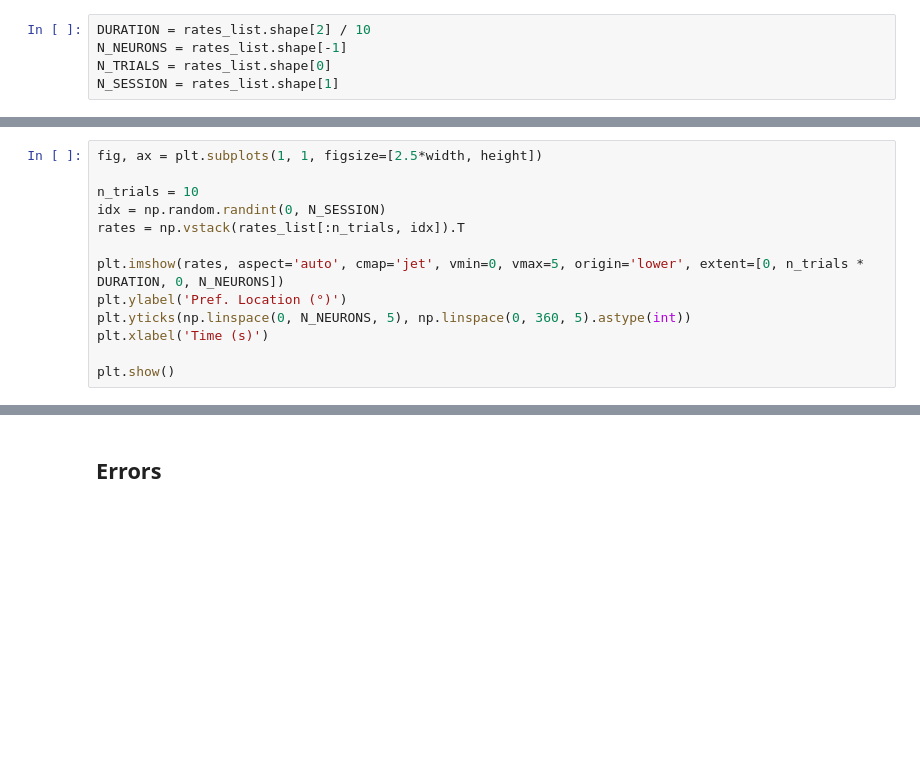
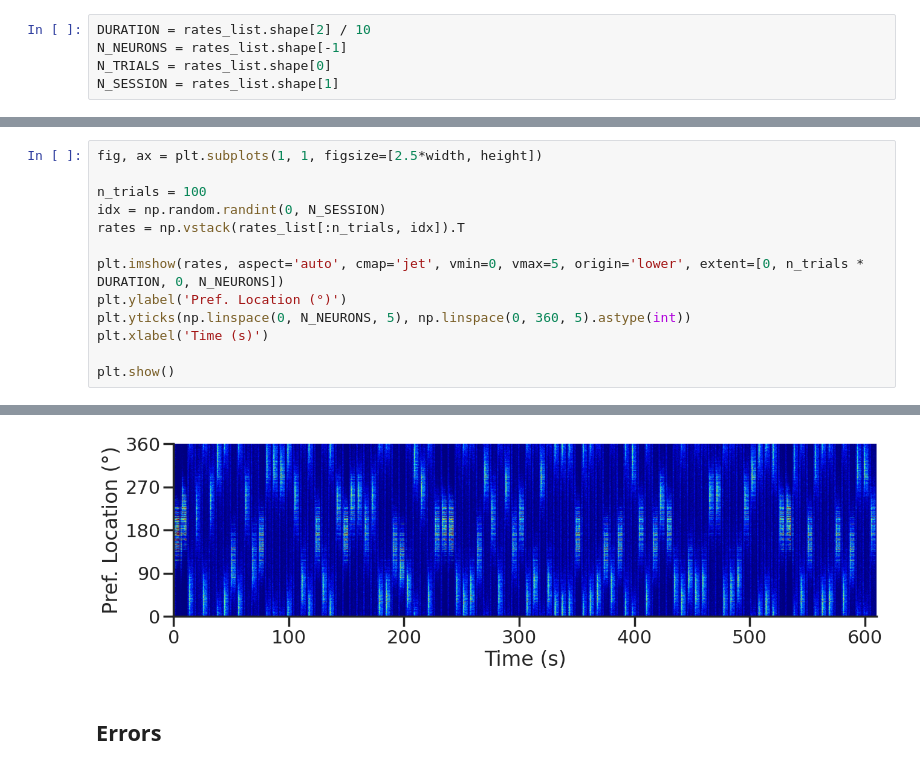
Before and after one commit to kostas-chatzi/NeuroFlame, a Jupyter notebook: notebooks/bodr/biased_odr_seq_serial_bias.ipynb, the cells around one changed output, grey strips where cells are left out. Saved outputs shown, nothing was run; the diff lists cells and outputs as text; blank space fills up the shorter version.

```diff
--- a/notebooks/bodr/biased_odr_seq_serial_bias.ipynb
+++ b/notebooks/bodr/biased_odr_seq_serial_bias.ipynb
@@ -293,7 +296,7 @@ plt.show()
 # %%
 fig, ax = plt.subplots(1, 1, figsize=[2.5*width, height])
 
-n_trials = 10
+n_trials = 100
 idx = np.random.randint(0, N_SESSION)
 rates = np.vstack(rates_list[:n_trials, idx]).T
 
@@ -308,3 +310,4 @@ plt.show()
+[figure, added]
 # %% [markdown]
 ## Errors
 # %%
```
Also changed, not shown: parts of 14 cells of this notebook, 2 other files.
